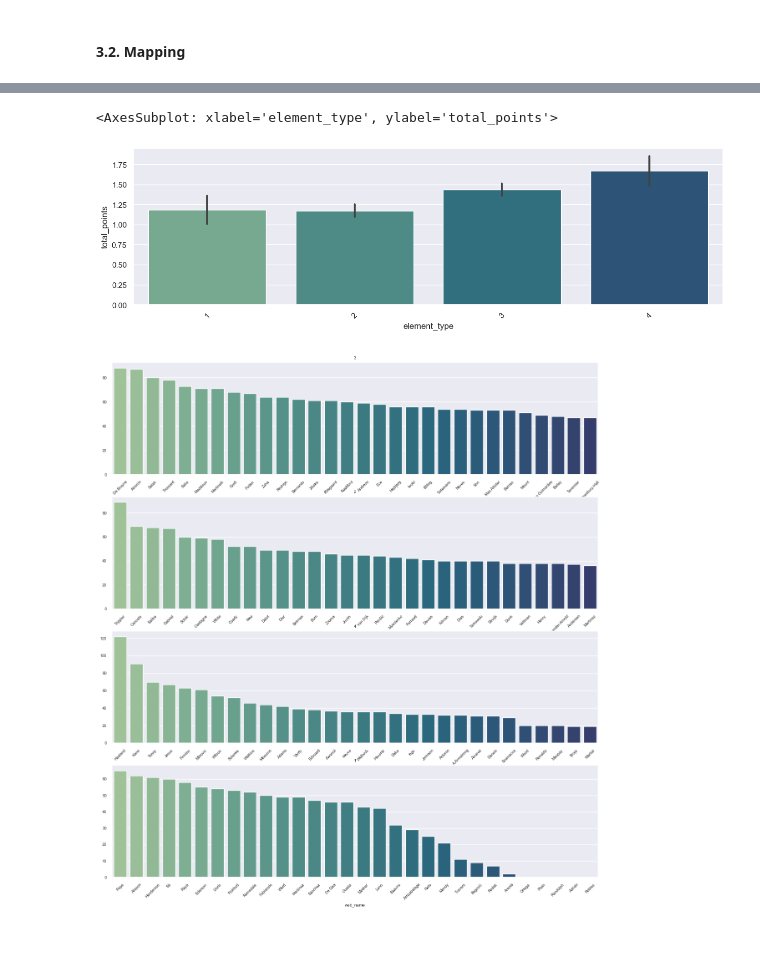
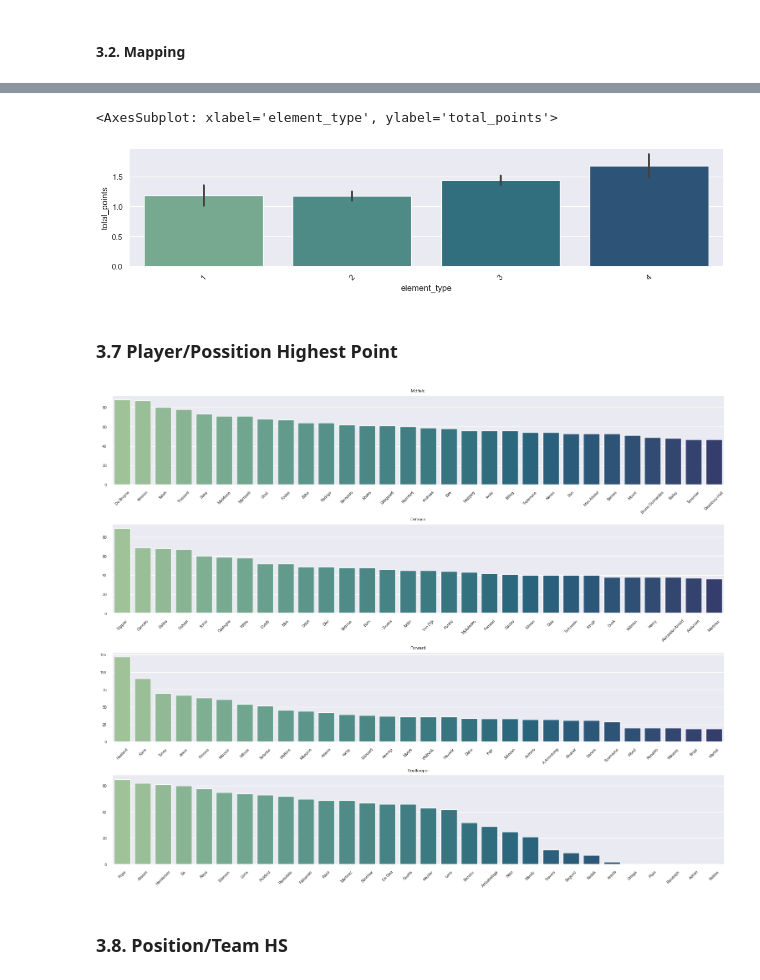
Before and after one commit to camilos0808/FPLProject, a Jupyter notebook: 01Note.ipynb, the cells around one changed output, grey strips where cells are left out. Cells and saved outputs as stored; diff of their text form; code cells hidden in the pictures; blank space fills up the shorter version.

```diff
--- a/01Note.ipynb
+++ b/01Note.ipynb
@@ -116,10 +110,10 @@ def get_all_players():
             df_all = pd.concat([df_all, df_p])
     return df_all
 
-df_ = get_all_players()
-df = df_.copy()
+_df = get_all_players()
+df = _df.copy()
 # %%
-df = df_.copy()
+df = _df.copy()
 # %%
 df[df.columns[:20]].head()
 # %% [output]
@@ -172,5 +164,4 @@ NameError: name 'all_fixtures' is not defined
 # %%
-
-# dfMapped = getMappedDF(df,'team',teams,'id','short_name')
-# dfMapped = getMappedDF(dfMapped,'element',players,'id','web_name')
-# dfMapped = getMappedDF(dfMapped,'element',players,'id','element_type')
+dfMapped = getMappedDF(df,'team',teams,'id','short_name')
+dfMapped = getMappedDF(dfMapped,'element',players,'id','web_name')
+dfMapped = getMappedDF(dfMapped,'element',players,'id','element_type')
@@ -191 +180,8 @@ df.head()
+# %%
+# Seaborn configuration
+%matplotlib inline
+# sns.set_palette(sns.color_palette('magma',n_colors=20))
+# sns.barplot(data=df,x='team',y='total_points',estimator=sum)
+_widthTotal = 15
+_heightChart = 3
 # %% [markdown]
@@ -261,5 +257,5 @@ sns.set_theme(font_scale = 1)
 # %%
-plt.figure(figsize=(15,4))
+plt.figure(figsize=(_widthTotal,_heightChart))
 plt.xticks(rotation=45)
 sns.barplot(
             x=dfMapped['element_type'],
@@ -268,26 +264,33 @@ sns.barplot(
             palette='crest')
 # %% [output]
 <AxesSubplot: xlabel='element_type', ylabel='total_points'>
-[figure, old version]
+[figure, new version]
+# %% [markdown]
+### 3.7 Player/Possition Highest Point
 # %%
 sns.set_theme(font_scale = 0.6)
-fig, ax = plt.subplots(4,1, figsize=(15,16))
-ax = ax.flatten()
-top = 30
+_chartsCol = 1
+_chartsRow = 4
+_fig, _ax = plt.subplots(_chartsRow,_chartsCol, figsize=(_widthTotal,_chartsRow*_heightChart),constrained_layout=True)
+_ax = _ax.flatten()
+_top = 30
 _topPositions = list(dfMapped.groupby('element_type').sum(numeric_only=True).sort_values(by='total_points',ascending=False).index)
 for _ in range(0,len(_topPositions)):
     _position = _topPositions[_]
-    dfMappedSumTeam = dfMapped.loc[dfMapped['element_type']==_position].groupby('web_name').sum(numeric_only=True)['total_points'].sort_values(ascending=False)
-    ax[_].tick_params(axis='x', rotation=45)
-    ax[_].set_title(_position)
+    _dfMappedSumTeam = dfMapped.loc[dfMapped['element_type']==_position].groupby('web_name').sum(numeric_only=True)['total_points'].sort_values(ascending=False)
+    _ax[_].tick_params(axis='x', rotation=45)
+    _ax[_].set_title(playersType.set_index('element_type').loc[_position,'type_string'])
+    _ax[_].xaxis.label.set_visible(False)
 
-    _plot = sns.barplot(
-                x=dfMappedSumTeam.head(top).index,
-                y=dfMappedSumTeam.head(top).values,
-                # estimator=sum,
-                palette='crest',
-                ax=ax[_])
+    sns.barplot(
+        x=_dfMappedSumTeam.head(_top).index,
+        y=_dfMappedSumTeam.head(_top).values,
+        # estimator=sum,
+        palette='crest',
+        ax=_ax[_])
 
 sns.set_theme(font_scale = 1)
 # %% [output]
-[figure, old version]
+[figure, new version]
+# %% [markdown]
+### 3.8. Position/Team HS
```
Also changed, not shown: parts of 23 cells of this notebook.
